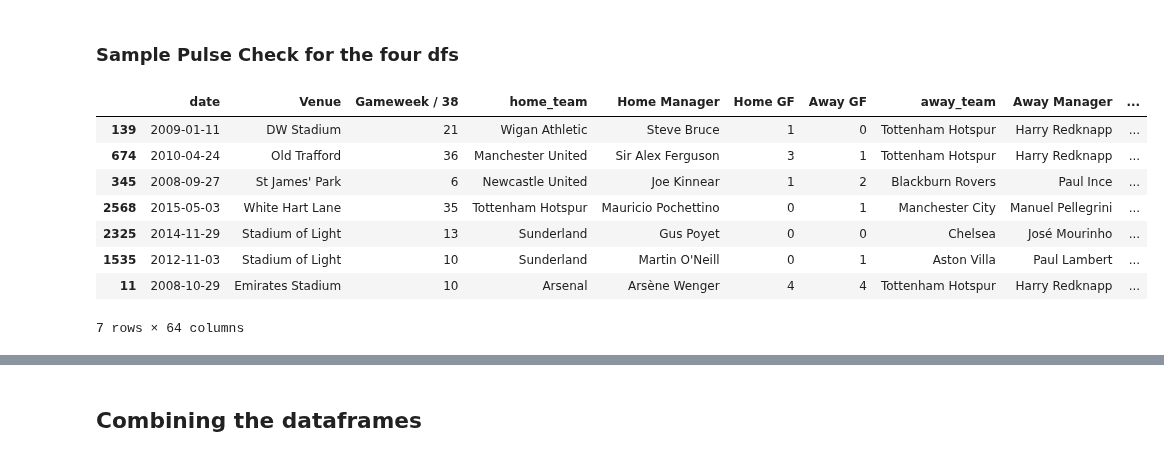
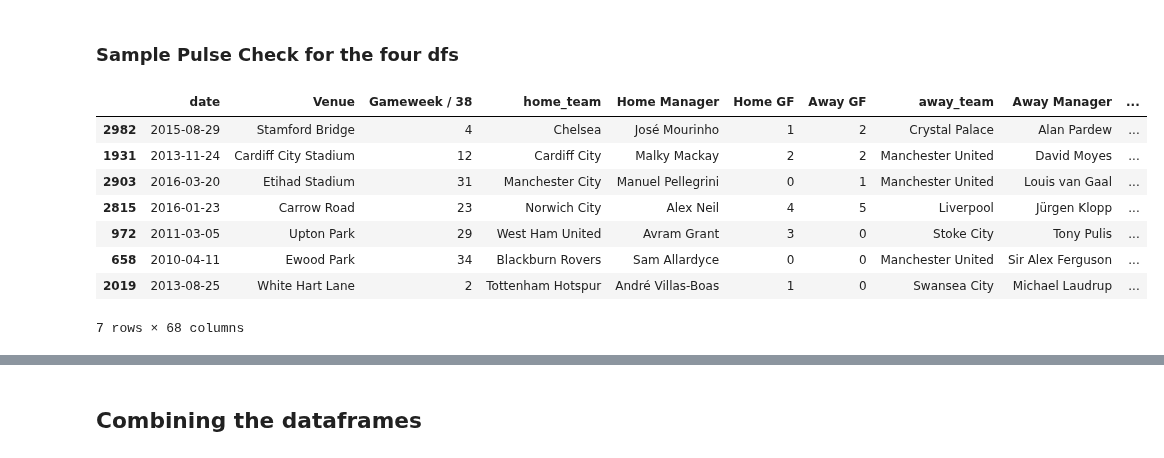
Before and after one commit to tjjdoherty/football-project-mvp, a Jupyter notebook: intro_clean_eda.ipynb, the cells around one changed output, grey strips where cells are left out. Cells and saved outputs as stored; diff of their text form; code cells hidden in the pictures.

```diff
--- a/intro_clean_eda.ipynb
+++ b/intro_clean_eda.ipynb
@@ -1264,7 +1264,7 @@ three_goals = pd.DataFrame({
 # %%
 # We'll create columns for the probability of scoring 3+ goals at home and away, dividing appearances by half
 three_goals['p(Home 3+ GF)'] = round(three_goals['Home 3+ GF'] / (three_goals['Appearances'] / 2), 3)
-three_goals['p(Away 3+ GF)'] = round(three_goals['Away 3+ GA'] / (three_goals['Appearances'] / 2), 3)
+three_goals['p(Away 3+ GF)'] = round(three_goals['Away 3+ GF'] / (three_goals['Appearances'] / 2), 3)
 three_goals['p(Home 3+ GA)'] = round(three_goals['Home 3+ GA'] / (three_goals['Appearances'] / 2), 3)
 three_goals['p(Away 3+ GA)'] = round(three_goals['Away 3+ GA'] / (three_goals['Appearances'] / 2), 3)
 
@@ -1503,0 +1529,24 @@ Above: 14/15 was a survival season and 15/16 was a title-winning season
+# %%
+def add_three_goals_probabilities(prem, three_goals):
+    """
+    Add columns for probabilities of scoring/conceding 3+ goals to the prem DataFrame.
+
+    Parameters:
+        prem (pd.DataFrame): DataFrame containing match data with home and away team names.
+        three_goals (pd.DataFrame): DataFrame with prior probabilities for each team.
+
+    Returns:
+        pd.DataFrame: Updated prem DataFrame with 4 new columns.
+    """
+
+    # Map probabilities for home team
+    prem['p(Home 3+ GF)'] = prem['home_team'].map(three_goals['p(Home 3+ GF)'])
+    prem['p(Home 3+ GA)'] = prem['home_team'].map(three_goals['p(Home 3+ GA)'])
+
+    # Map probabilities for away team
+    prem['p(Away 3+ GF)'] = prem['away_team'].map(three_goals['p(Away 3+ GF)'])
+    prem['p(Away 3+ GA)'] = prem['away_team'].map(three_goals['p(Away 3+ GA)'])
+
+    return prem
+# %%
+prem = add_three_goals_probabilities(prem, three_goals)
@@ -2917,17 +2955,17 @@ team_attr[team_attr['team_long_name'].isin(['Middlesbrough', 'Fulham'])]
 # %% [markdown]
 ### Sample Pulse Check for the four dfs
 # %%
-prem.sample(7)
+prem.sample(4)
 # %% [output]
 |  | date | Venue | Gameweek / 38 | home_team | Home Manager | Home GF | Away GF | away_team | Away Manager | ... |
-| 139 | 2009-01-11 | DW Stadium | 21 | Wigan Athletic | Steve Bruce | 1 | 0 | Tottenham Hotspur | Harry Redknapp | ... |
-| 674 | 2010-04-24 | Old Trafford | 36 | Manchester United | Sir Alex Ferguson | 3 | 1 | Tottenham Hotspur | Harry Redknapp | ... |
-| 345 | 2008-09-27 | St James' Park | 6 | Newcastle United | Joe Kinnear | 1 | 2 | Blackburn Rovers | Paul Ince | ... |
-| 2568 | 2015-05-03 | White Hart Lane | 35 | Tottenham Hotspur | Mauricio Pochettino | 0 | 1 | Manchester City | Manuel Pellegrini | ... |
-| 2325 | 2014-11-29 | Stadium of Light | 13 | Sunderland | Gus Poyet | 0 | 0 | Chelsea | José Mourinho | ... |
-| 1535 | 2012-11-03 | Stadium of Light | 10 | Sunderland | Martin O'Neill | 0 | 1 | Aston Villa | Paul Lambert | ... |
-| 11 | 2008-10-29 | Emirates Stadium | 10 | Arsenal | Arsène Wenger | 4 | 4 | Tottenham Hotspur | Harry Redknapp | ... |
+| 2982 | 2015-08-29 | Stamford Bridge | 4 | Chelsea | José Mourinho | 1 | 2 | Crystal Palace | Alan Pardew | ... |
+| 1931 | 2013-11-24 | Cardiff City Stadium | 12 | Cardiff City | Malky Mackay | 2 | 2 | Manchester United | David Moyes | ... |
+| 2903 | 2016-03-20 | Etihad Stadium | 31 | Manchester City | Manuel Pellegrini | 0 | 1 | Manchester United | Louis van Gaal | ... |
+| 2815 | 2016-01-23 | Carrow Road | 23 | Norwich City | Alex Neil | 4 | 5 | Liverpool | Jürgen Klopp | ... |
+| 972 | 2011-03-05 | Upton Park | 29 | West Ham United | Avram Grant | 3 | 0 | Stoke City | Tony Pulis | ... |
+| 658 | 2010-04-11 | Ewood Park | 34 | Blackburn Rovers | Sam Allardyce | 0 | 0 | Manchester United | Sir Alex Ferguson | ... |
+| 2019 | 2013-08-25 | White Hart Lane | 2 | Tottenham Hotspur | André Villas-Boas | 1 | 0 | Swansea City | Michael Laudrup | ... |
-7 rows × 64 columns
+7 rows × 68 columns
 # %%
 player_attr.sample(7)
 # %% [output]
```
Also changed, not shown: parts of 55 cells of this notebook, 4 other files.
